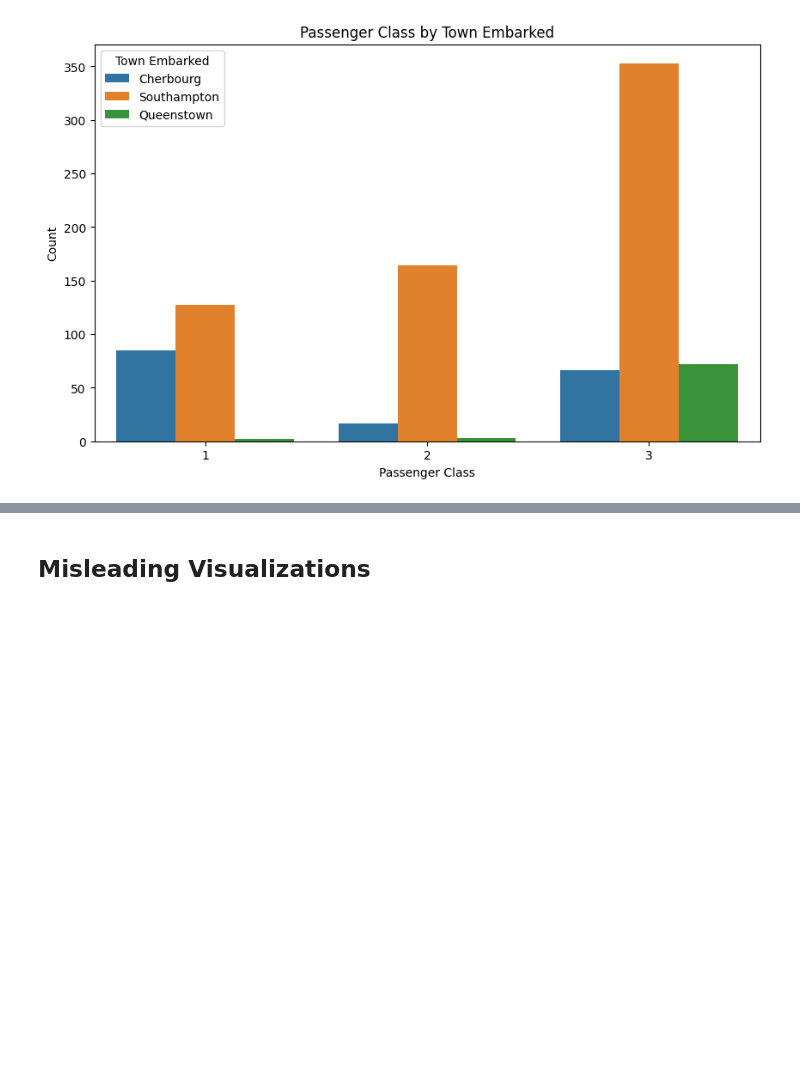
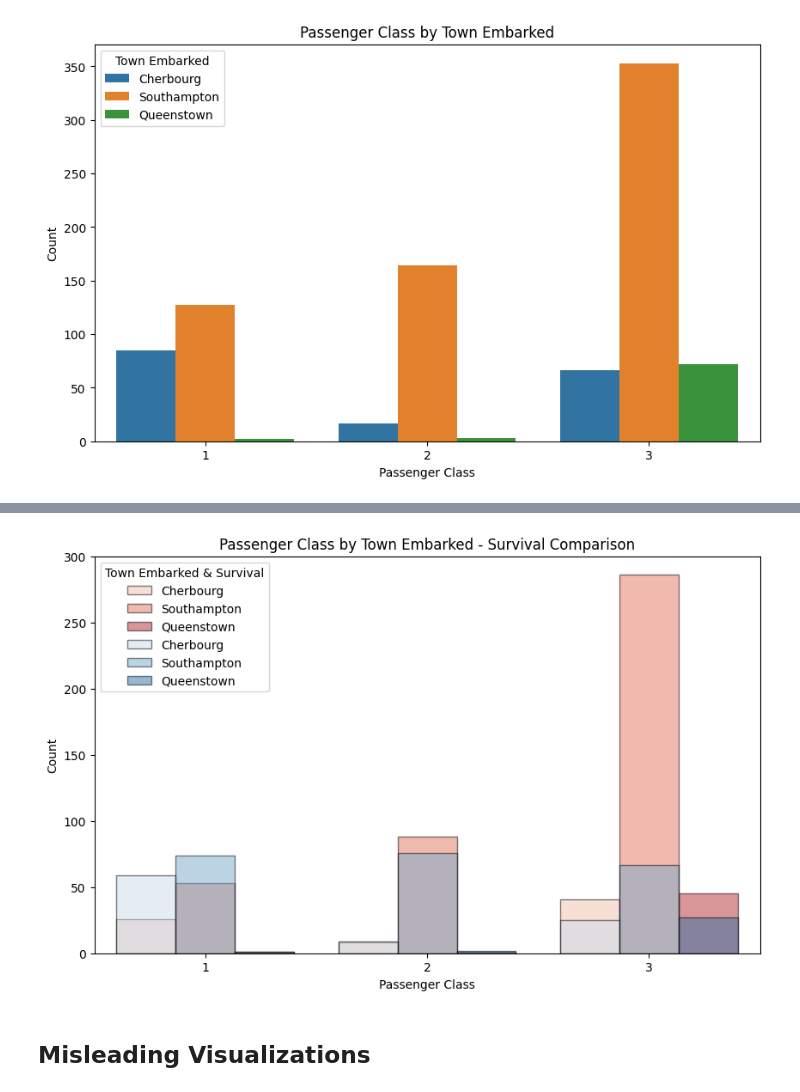
Before and after one commit to chance-roberts/DATA6550-Visualization, a Jupyter notebook: Code/Roberts/RobertsC_Visualization.ipynb, the cells around one changed output, grey strips where cells are left out. Drawn from its saved outputs; the diff is of its cells as text; code cells hidden in the pictures; blank space fills up the shorter version.

```diff
--- a/Code/Roberts/RobertsC_Visualization.ipynb
+++ b/Code/Roberts/RobertsC_Visualization.ipynb
@@ -291,3 +292,17 @@ for i in range(0,2):
+# %%
+#Overlay the survival status on the count plot for each PClass and Embark_Town
+plt.figure(figsize=(10, 6))
+sns.countplot(data=titanic[titanic['survived'] == 0], x='pclass', hue='embark_town', hue_order=['Cherbourg', 'Southampton', 'Queenstown'], alpha=0.5, palette='Reds', edgecolor = 'black')
+sns.countplot(data=titanic[titanic['survived'] == 1], x='pclass', hue='embark_town', hue_order=['Cherbourg', 'Southampton', 'Queenstown'], alpha=0.5, palette='Blues', edgecolor = 'black')
+plt.title('Passenger Class by Town Embarked - Survival Comparison')
+plt.xlabel('Passenger Class')
+plt.ylabel('Count')
+plt.ylim(0, 300)
+handles, labels = plt.gca().get_legend_handles_labels()
+plt.legend(handles[:3] + handles[3:], labels[:3] + labels[3:], title="Town Embarked & Survival")
+plt.show()
+# %% [output]
+[figure, added]
 # %% [markdown]
 ## Misleading Visualizations
 # %% [markdown]
```
Also changed, not shown: parts of 7 cells of this notebook.
